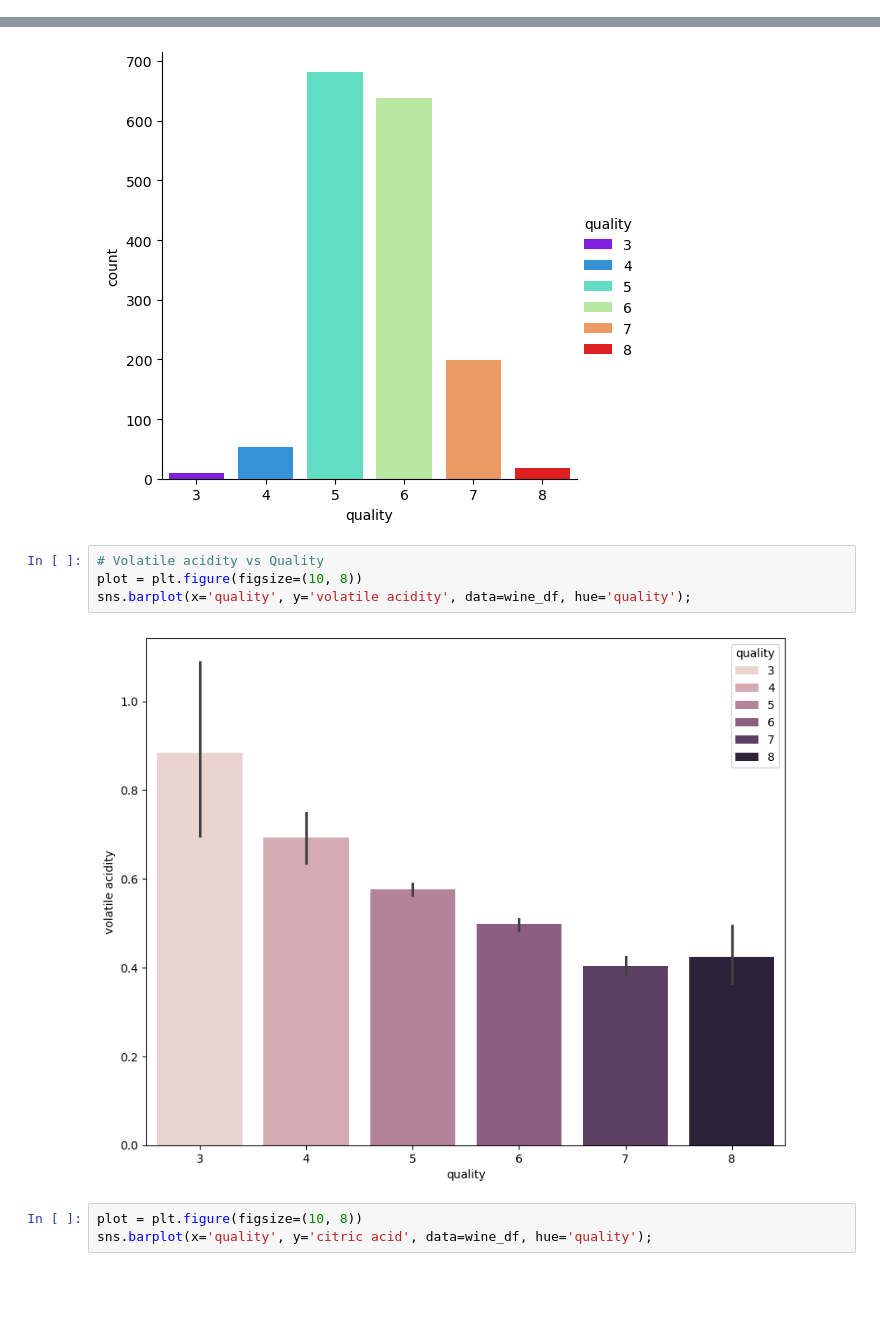
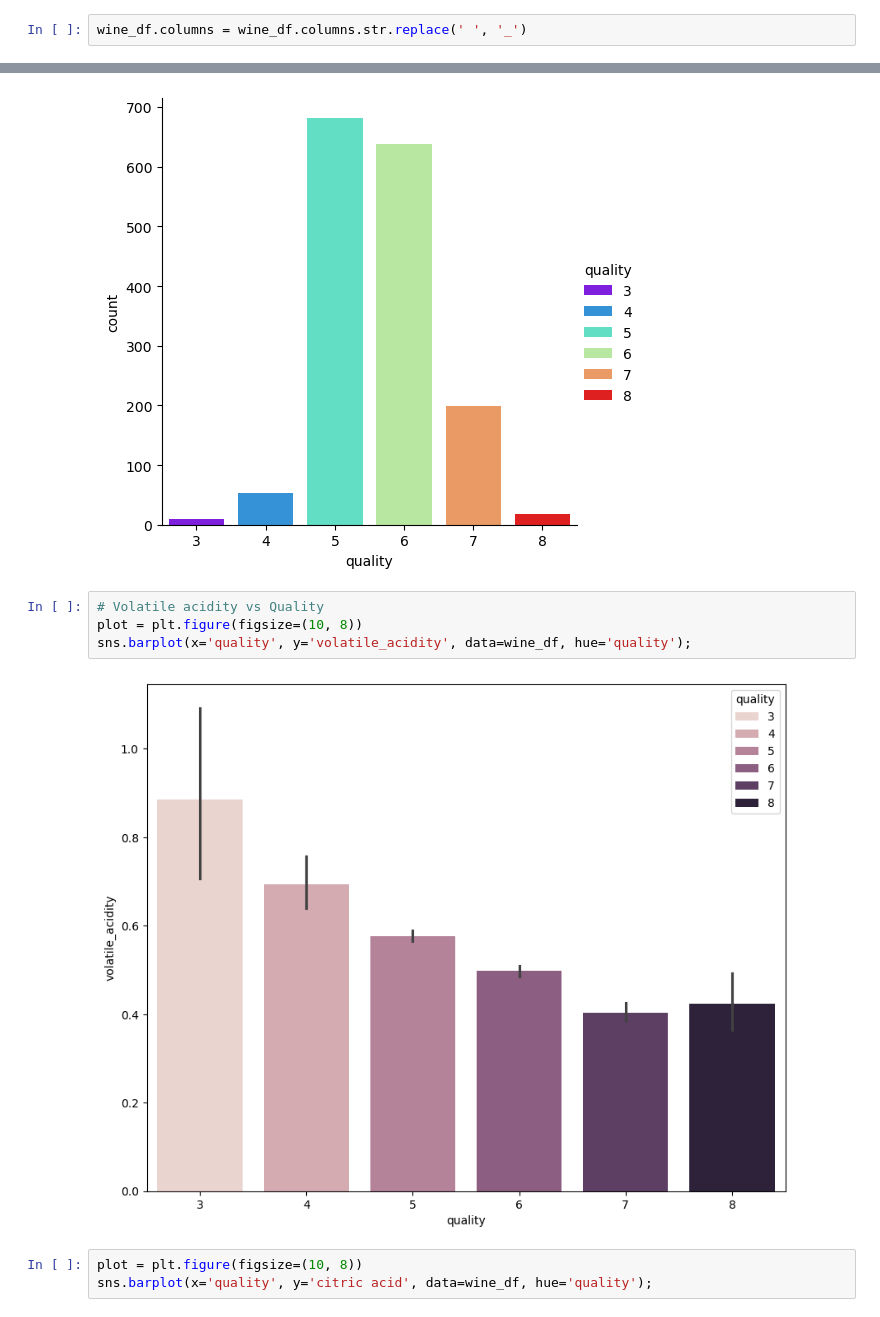
Before and after one commit to Aifedayo/Random-Forest-Red-and-White-Wine-Quality, a Jupyter notebook: src/notebook/red_and_white_wine_qa.ipynb, the cells around one changed output, grey strips where cells are left out. Drawn from its saved outputs; the diff is of its cells as text; blank space fills up the shorter version.

```diff
--- a/src/notebook/red_and_white_wine_qa.ipynb
+++ b/src/notebook/red_and_white_wine_qa.ipynb
@@ -76,6 +76,8 @@ wine_df.describe()
 | 50% | 7.900000 | 0.520000 | 0.260000 | 2.200000 | 0.079000 | 14.000000 | ... |
 | 75% | 9.200000 | 0.640000 | 0.420000 | 2.600000 | 0.090000 | 21.000000 | ... |
 | max | 15.900000 | 1.580000 | 1.000000 | 15.500000 | 0.611000 | 72.000000 | ... |
+# %%
+wine_df.columns = wine_df.columns.str.replace(' ', '_')
 # %%
 sns.catplot(data=wine_df, x='quality', kind='count', hue='quality', palette='rainbow');
 # %% [output]
@@ -83,9 +85,9 @@ sns.catplot(data=wine_df, x='quality', kind='count', hue='quality', palette='rai
 # %%
 # Volatile acidity vs Quality
 plot = plt.figure(figsize=(10, 8))
-sns.barplot(x='quality', y='volatile acidity', data=wine_df, hue='quality');
+sns.barplot(x='quality', y='volatile_acidity', data=wine_df, hue='quality');
 # %% [output]
-[figure, old version]
+[figure, new version]
 # %%
 plot = plt.figure(figsize=(10, 8))
 sns.barplot(x='quality', y='citric acid', data=wine_df, hue='quality');
```
Also changed, not shown: parts of 13 cells of this notebook.
